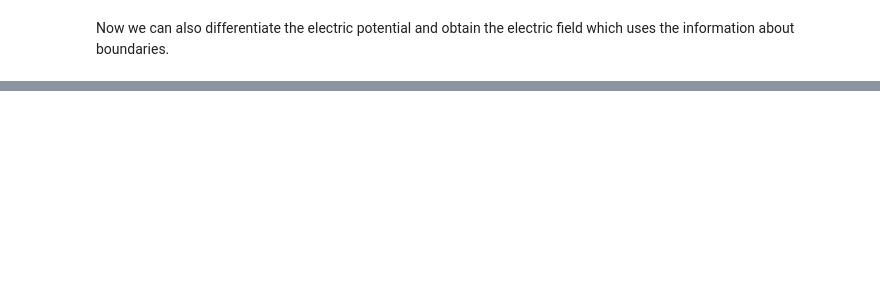
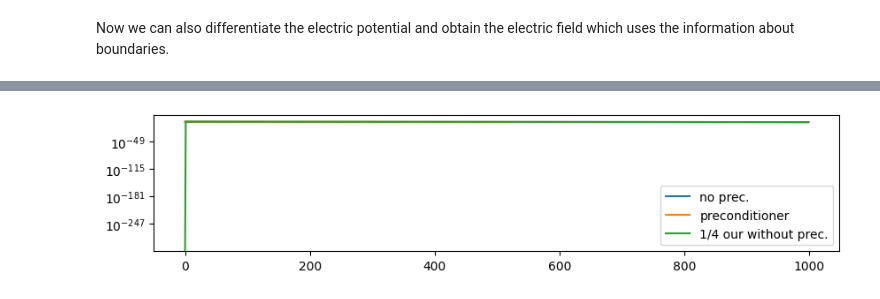
Before and after one commit to bchaber/pole, a Jupyter notebook: PoissonEquation.ipynb, the cells around one changed output, grey strips where cells are left out. Drawn from its saved outputs; the diff is of its cells as text; code cells hidden in the pictures; blank space fills up the shorter version.

```diff
--- a/PoissonEquation.ipynb
+++ b/PoissonEquation.ipynb
@@ -143,0 +173,31 @@ legend(["grid", "E", "φ"]);
+# %%
+P = sparse(diagm(1.0 ./ diag(ps.A)))
+A = ps.A
+b = ps.b .- ρ .* ps.Δx .^ 2
+figure(figsize=(10, 2))
+
+x = zeros(length(ps.u))
+resnorm = Float64[]
+my_iterable = IterativeSolvers.jacobi_iterable(x, A, b, maxiter = 1000)
+for item in my_iterable
+    push!(resnorm, norm(ps.A * x .- ps.b .+ ρ .* ps.Δx .^ 2))
+end
+semilogy(resnorm)
+
+# preconditioning
+x = zeros(length(ps.u))
+resnorm = Float64[]
+my_iterable = IterativeSolvers.jacobi_iterable(x, P * A, P * b, maxiter = 1000)
+for item in my_iterable
+    push!(resnorm, norm(ps.A * x .- ps.b .+ ρ .* ps.Δx .^ 2))
+end
+semilogy(resnorm)
+
+resnorm = Float64[]
+x = zeros(length(ps.u))
+jacobi!(x, ps.b .- ρ .* ps.Δx .^ 2; K=1000, ϵ=1e-50, residuals=resnorm)
+semilogy(resnorm / 4)
+
+legend(["no prec.", "preconditioner", "1/4 our without prec."]);
+# %% [output]
+[figure, added]
```
Also changed, not shown: parts of 11 cells of this notebook.
